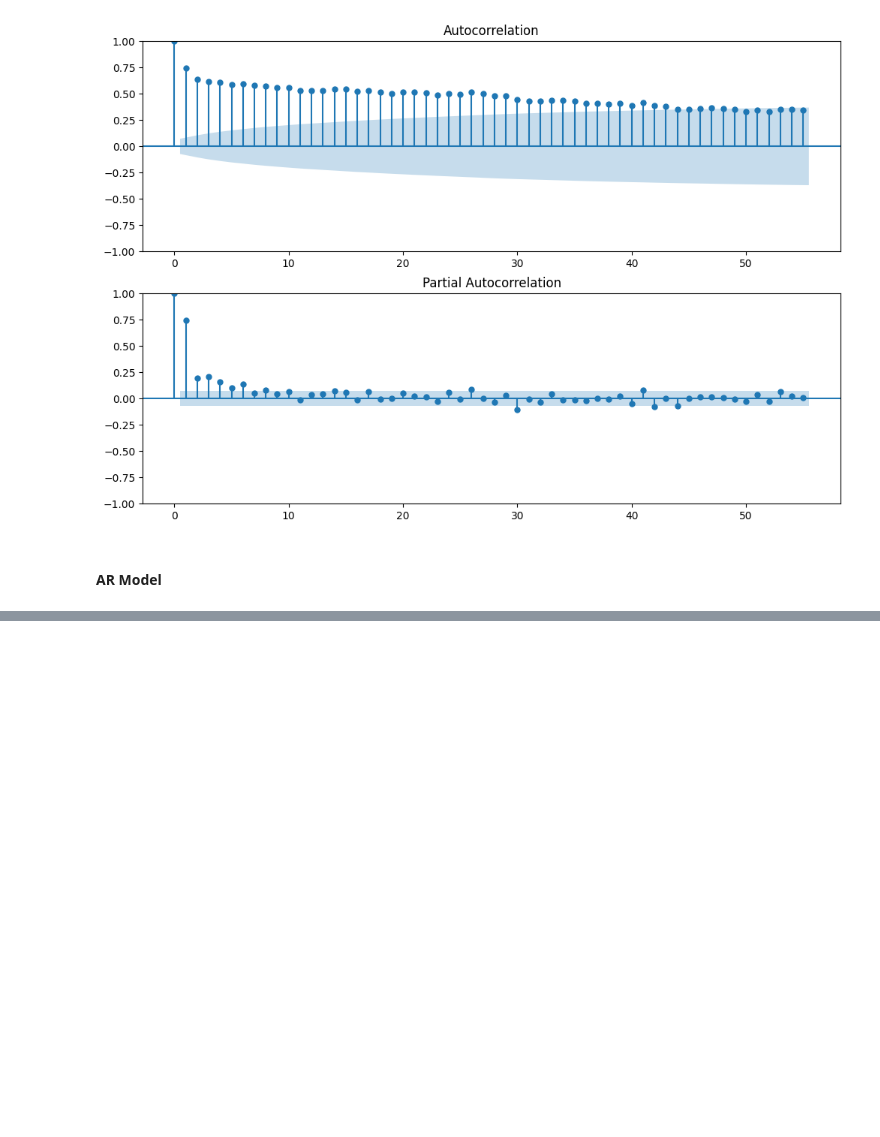
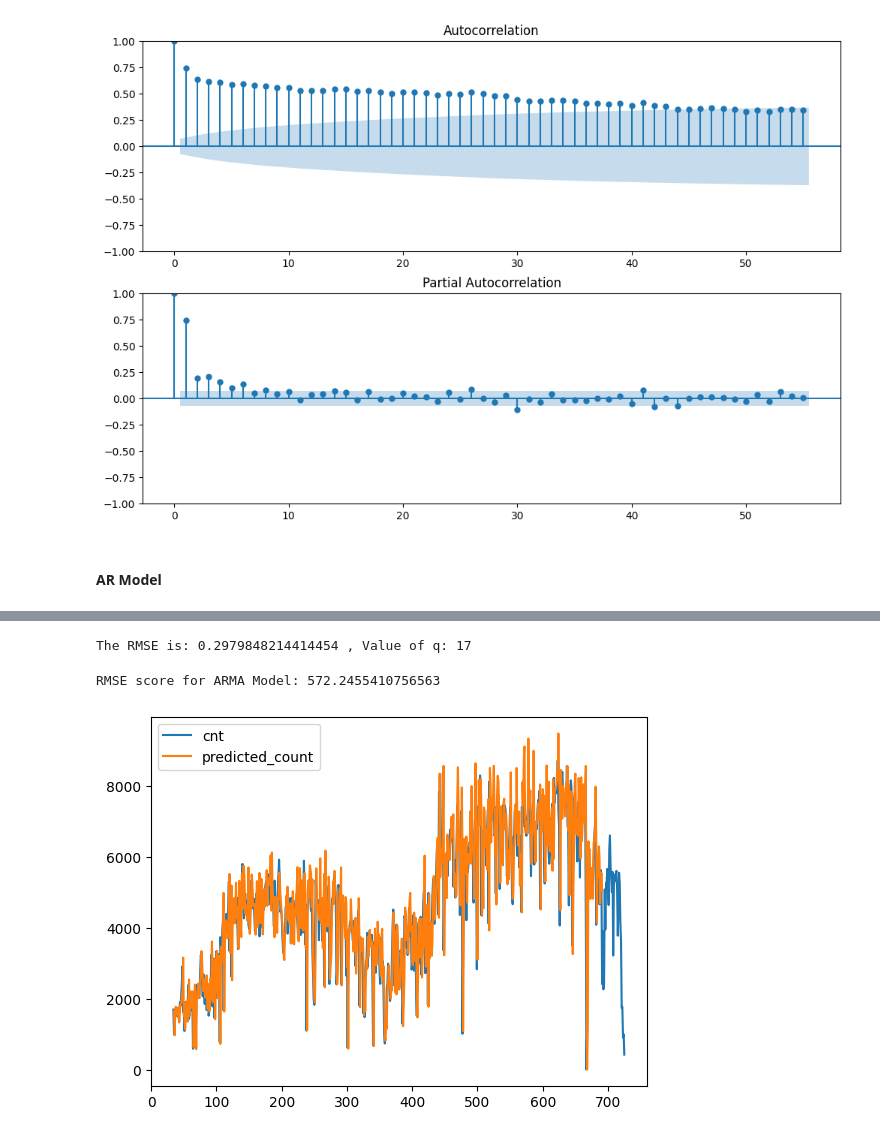
Before and after one commit to Aryan120798/BlueBike, a Jupyter notebook: BlueBike.ipynb, the cells around one changed output, grey strips where cells are left out. Cells and saved outputs as stored; diff of their text form; code cells hidden in the pictures; blank space fills up the shorter version.

```diff
--- a/BlueBike.ipynb
+++ b/BlueBike.ipynb
@@ -667,24 +648,24 @@ def MA_1(q, res):
     return [MA1_df, RMSE]
 # %%
 def ARIMA(rental_hour_pred):
-    rental_hour_pred_copy = df_MA1.copy()
+    rental_hour_pred_copy = rental_hour_MA1.copy()
 
     rental_hour_pred_copy['predicted_count'] = rental_hour_pred_copy['predicted_count_MA']
 
-    rental_hour_pred_copy['log_value'] = rental_hour_pred_copy['log_value'] + np.log(df.shift(1)['Actual_count'])
+    rental_hour_pred_copy['log_cnt'] = rental_hour_pred_copy['log_cnt'] + np.log(df.shift(1)['cnt'])
 
-    rental_hour_pred_copy['predicted_count'] = rental_hour_pred_copy['predicted_count'] + np.log(df.shift(1)['Actual_count'])
+    rental_hour_pred_copy['predicted_count'] = rental_hour_pred_copy['predicted_count'] + np.log(df.shift(1)['cnt'])
 
-    rental_hour_pred_copy['log_value'] = np.exp(rental_hour_pred_copy['Actual_count'])
+    rental_hour_pred_copy['log_cnt'] = np.exp(rental_hour_pred_copy['cnt'])
 
     rental_hour_pred_copy['predicted_count'] = np.exp(rental_hour_pred_copy['predicted_count'])
 
-    # rental_hour_pred_copy[['Actual_count','predicted_count']].head()
-    rental_hour_pred_copy.iloc[13200:13400][['Actual_count', 'predicted_count']].plot()
-    # rental_hour_pred_copy[['Actual_count','predicted_count']].plot()
+    # rental_hour_pred_copy[['cnt','predicted_count']].head()
+    rental_hour_pred_copy[['cnt', 'predicted_count']].plot()
+    # rental_hour_pred_copy[['cnt','predicted_count']].plot()
 
-    SSE = ((rental_hour_pred_copy['predicted_count'] - rental_hour_pred_copy['Actual_count']) ** 2).sum()
-    RMSE = math.sqrt((SSE / rental_hour_pred_copy['Actual_count'].size) / 4)
+    SSE = ((rental_hour_pred_copy['predicted_count'] - rental_hour_pred_copy['cnt']) ** 2).sum()
+    RMSE = math.sqrt((SSE / rental_hour_pred_copy['cnt'].size) / 4)
 
     print("RMSE score for ARMA Model:", RMSE)
     return RMSE
@@ -719,0 +738,9 @@ RMSE: 0.31322194336712295 , p: 39
+# %%
+[rental_hour_MA1,RMSE] = MA_1(best_q,rental_hour_AR1)
+# %% [output]
+The RMSE is: 0.2979848214414454 , Value of q: 17
+# %%
+RMSE_Arima = ARIMA(rental_hour_MA1)
+# %% [output]
+RMSE score for ARMA Model: 572.2455410756563
+[figure, added]
```
Also changed, not shown: parts of 5 cells of this notebook.
